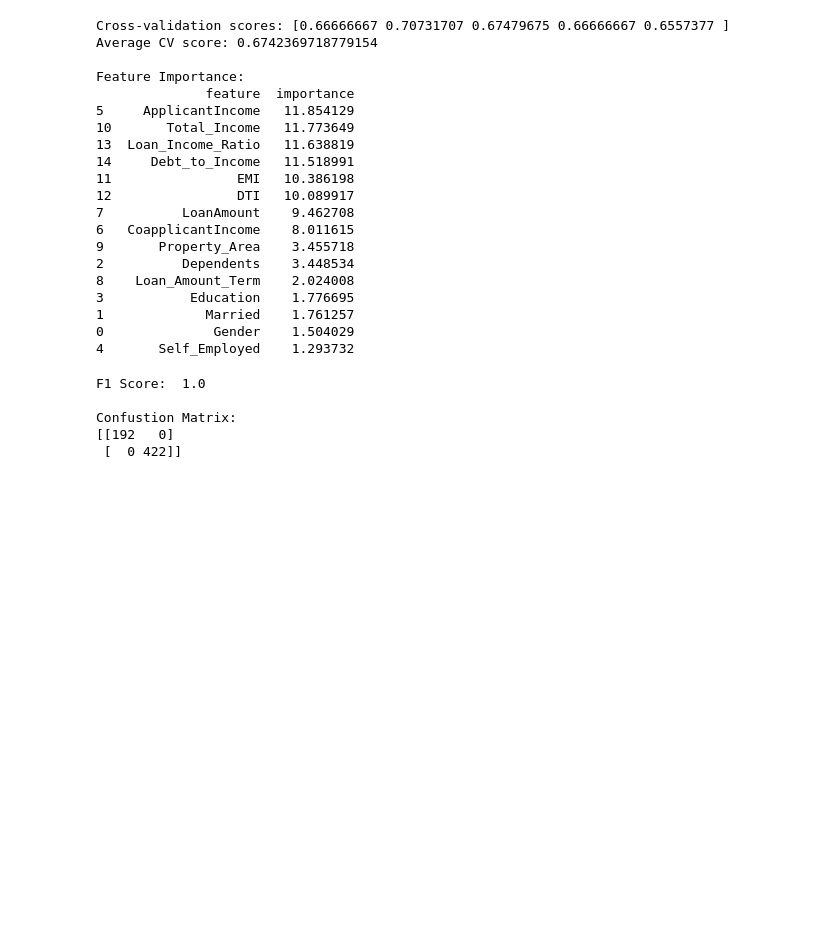
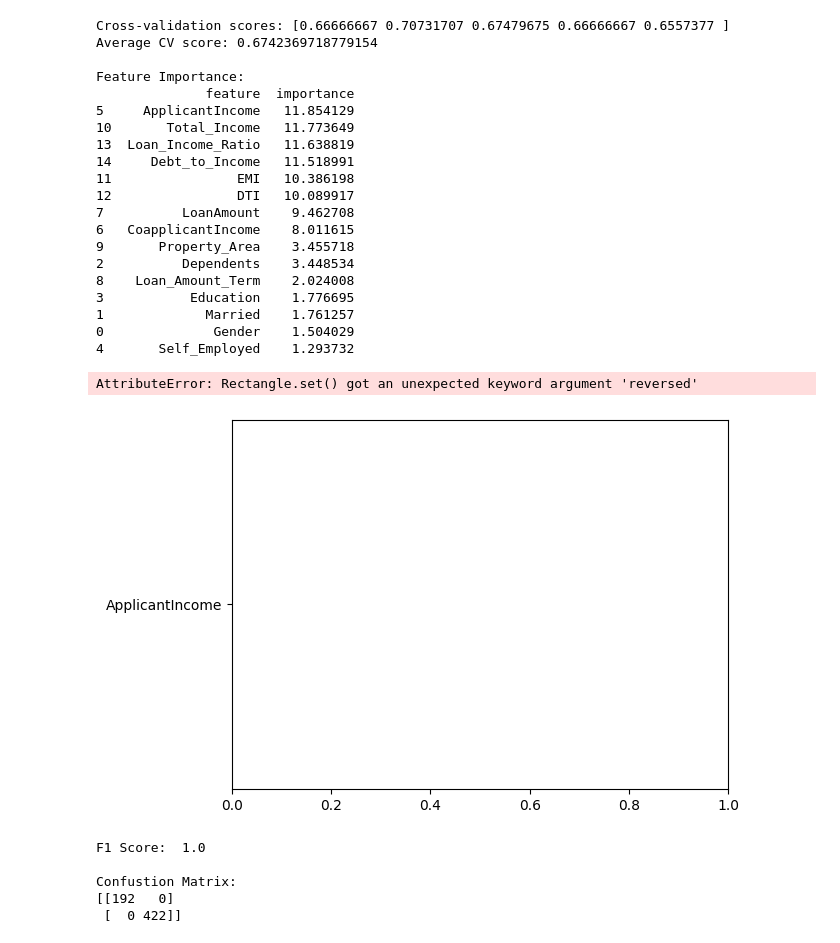
Before and after one commit to aryan220105/LoanEligibilityPredictor, a Jupyter notebook: LoanEligibilityPredictor.ipynb, the cells around one changed output. Cells and saved outputs as stored; diff of their text form; code cells hidden in the pictures; blank space fills up the shorter version.

```diff
--- a/LoanEligibilityPredictor.ipynb
+++ b/LoanEligibilityPredictor.ipynb
@@ -126,6 +126,17 @@ Feature Importance:
 1             Married    1.761257
 0              Gender    1.504029
 4       Self_Employed    1.293732
+# %%
+# Plot feature importances
+plt.barh(feature_importance['feature'], feature_importance['importance'])
+plt.title("Feature Importance graph")
+plt.xlabel("Percentage of importance")
+plt.ylabel("Feature")
+plt.grid(True, alpha=0.3)
+plt.tight_layout()
+# %% [output]
+AttributeError: Rectangle.set() got an unexpected keyword argument 'reversed'
+[figure, added]
 # %%
 # F1 Score
 y_pred = model.predict(X_train)
```
Also changed, not shown: 1 other file.
